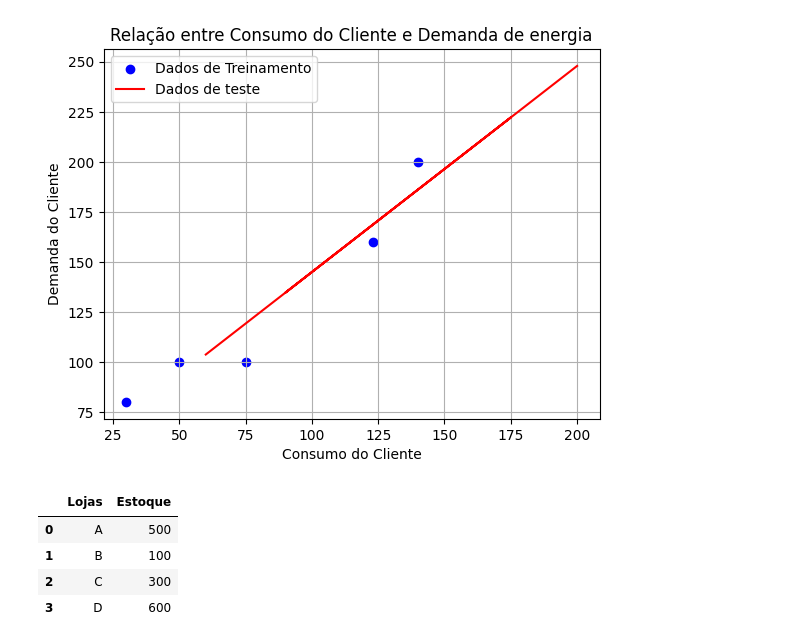
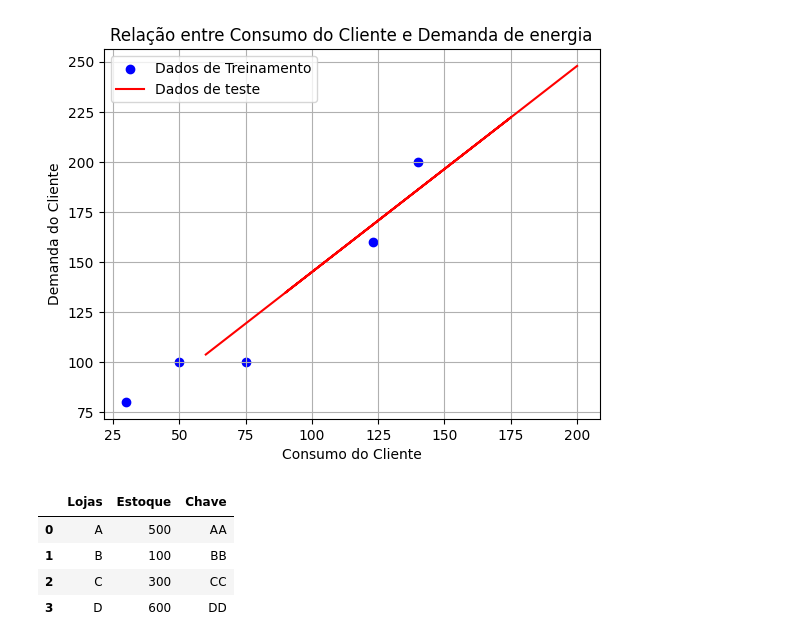
Before and after one commit to Guga-Sistemas/IA-T1, a Jupyter notebook: aula 05/config.ipynb, the cells around one changed output. Drawn from its saved outputs; the diff is of its cells as text; code cells hidden in the pictures.

```diff
--- a/aula 05/config.ipynb
+++ b/aula 05/config.ipynb
@@ -167,17 +168,18 @@ Consumo do Cliente: 200 KW - Demanda de Energia: 247.9253507696499
 # %%
 # Exe Varejo
 # %%
-dados = {
+dic_1 = {
     'Lojas':['A','B','C','D'],
     'Estoque': np.array([500,100,300,600]),
+    'Chave':['AA','BB','CC','DD']
 }
 
-df_dados = pd.DataFrame(dados)
-df_dados.head()
+df_estoque = pd.DataFrame(dic_1)
+df_estoque.head()
 # %% [output]
-|  | Lojas | Estoque |
-| 0 | A | 500 |
-| 1 | B | 100 |
-| 2 | C | 300 |
-| 3 | D | 600 |
+|  | Lojas | Estoque | Chave |
+| 0 | A | 500 | AA |
+| 1 | B | 100 | BB |
+| 2 | C | 300 | CC |
+| 3 | D | 600 | DD |
 # %%
```
Also changed, not shown: parts of 13 cells of this notebook.
